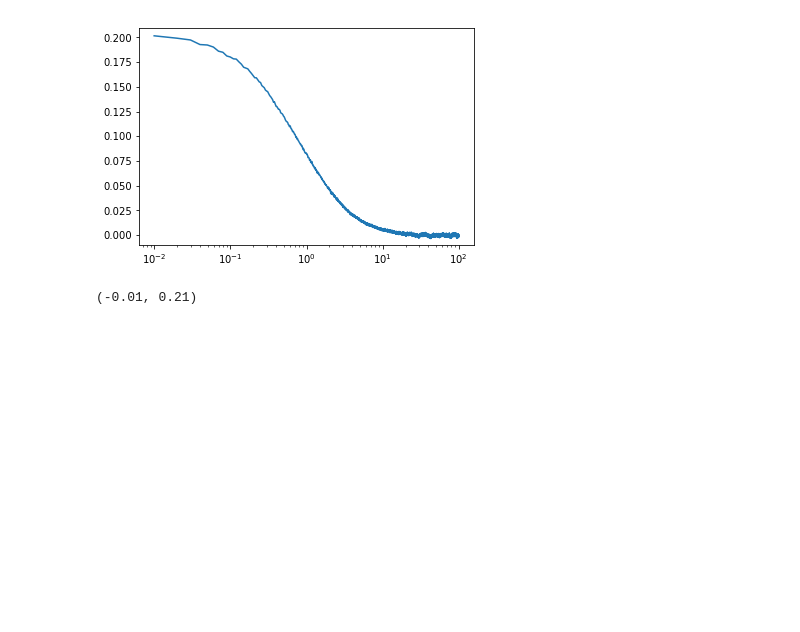
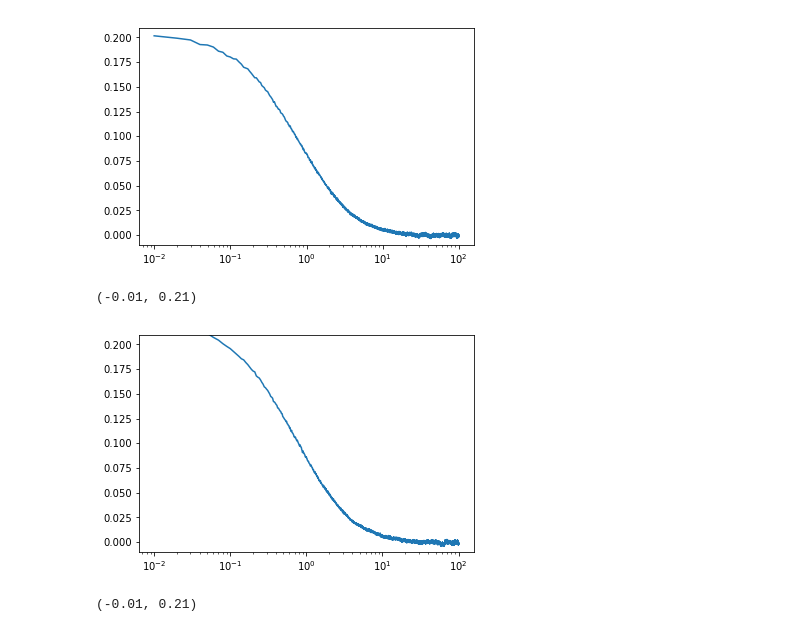
Before and after one commit to dp-rice/multiplemergers, a Jupyter notebook: notebooks/compare_slim_msprime.ipynb, the cells around one changed output. Saved outputs shown, nothing was run; the diff lists cells and outputs as text; code cells hidden in the pictures; blank space fills up the shorter version.

```diff
--- a/notebooks/compare_slim_msprime.ipynb
+++ b/notebooks/compare_slim_msprime.ipynb
@@ -154,6 +182,12 @@ plt.ylim([-0.01,0.21])
 # %% [output]
 (-0.01, 0.21)
 [figure]
+# %%
+plt.semilogx(dist/1e5, pi_corr_mssl/pi_mssl**2)
+plt.ylim([-0.01,0.21])
+# %% [output]
+(-0.01, 0.21)
+[figure, added]
 # %%
 plt.plot(dist, pi_corr_slim/pi_slim**2)
 plt.ylim([-0.01,0.21])
```
Also changed, not shown: parts of 16 cells of this notebook, 2 other files.
